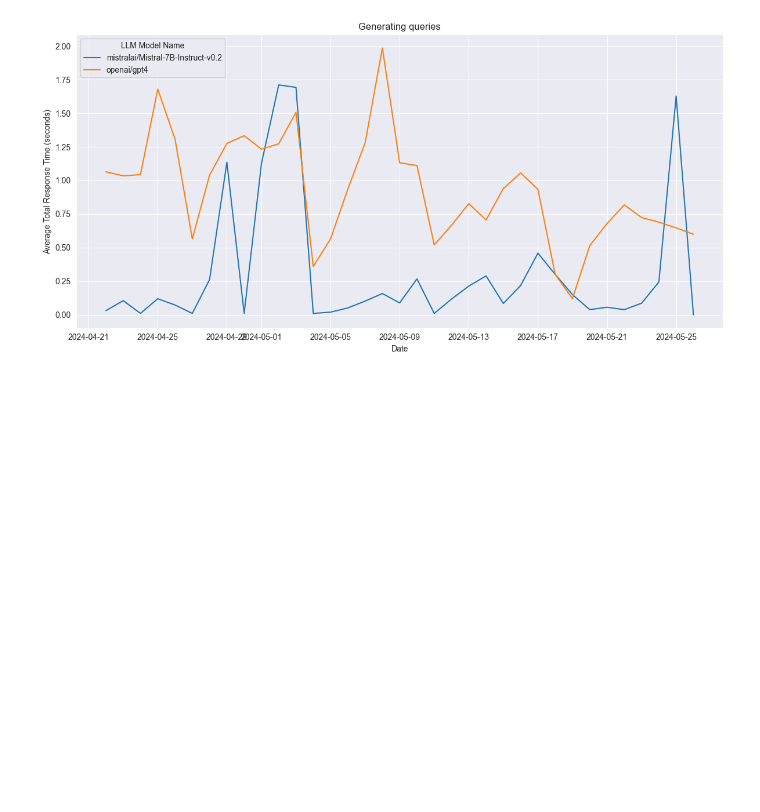
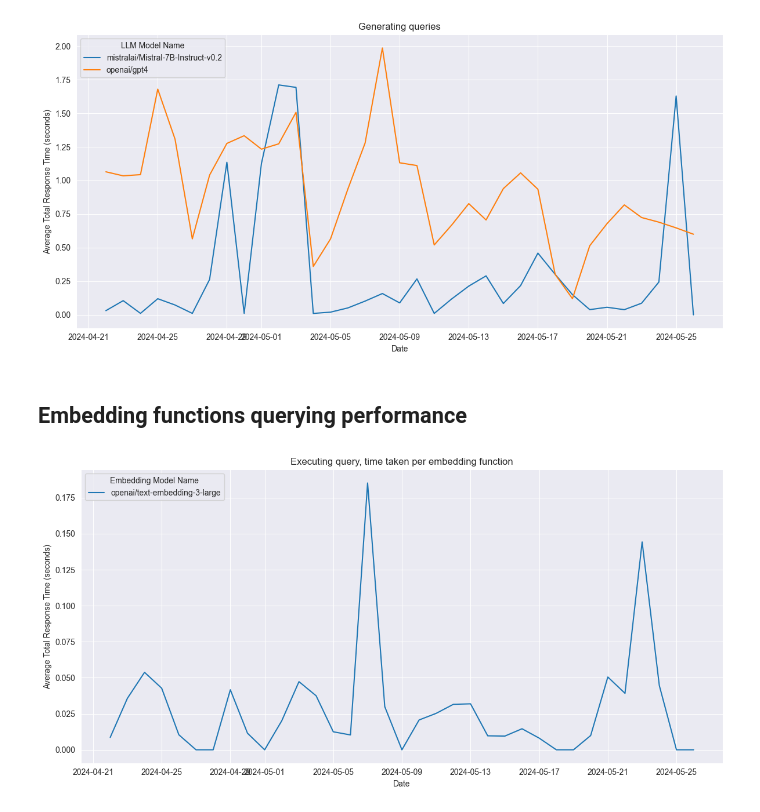
Before and after one commit to nattvara/DA231X, a Jupyter notebook: results/notebooks/performance.ipynb, the cells around one changed output. Saved outputs shown, nothing was run; the diff lists cells and outputs as text; code cells hidden in the pictures; blank space fills up the shorter version.

Commit message:
add query performance of embedding functions

```diff
--- a/results/notebooks/performance.ipynb
+++ b/results/notebooks/performance.ipynb
@@ -295,3 +295,38 @@ plt.tight_layout()
 plt.show()
 # %% [output]
 [figure]
+# %% [markdown]
+## Embedding functions querying performance
+# %%
+df_prompt_handles = dataframes['prompt_handles']
+
+model_names = ["openai/text-embedding-3-large", "Salesforce/SFR-Embedding-Mistral"]
+prompt_filters = ["Document chunk"]
+
+df_prompt_handles_filtered = df_prompt_handles[
+    (df_prompt_handles['state'] == 'finished') &
+    (df_prompt_handles['response'].isnull()) &  # embedding prompt_handles do not set this field
+    (df_prompt_handles['llm_model_name'].isin(model_names)) &
+    (df_prompt_handles['prompt'].apply(lambda x: any(filter_str not in x for filter_str in prompt_filters)))
+    ].copy()
+
+df_prompt_handles_filtered['total_response_time_s'] = df_prompt_handles_filtered['response_time_taken_s']
+df_prompt_handles_filtered['date'] = df_prompt_handles_filtered['created_at'].dt.date
+
+df_prompt_handles_filtered = df_prompt_handles_filtered[df_prompt_handles_filtered['date'] >= pd.to_datetime('2024-04-22').date()]
+
+daily_mean_response_time = df_prompt_handles_filtered.groupby(['date', 'llm_model_name'])['total_response_time_s'].mean().unstack()
+
+plt.figure(figsize=(12, 6))
+for model in daily_mean_response_time.columns:
+    plt.plot(daily_mean_response_time.index, daily_mean_response_time[model], marker='', linestyle='-', label=model)
+
+plt.title('Executing query, time taken per embedding function')
+plt.xlabel('Date')
+plt.ylabel('Average Total Response Time (seconds)')
+plt.legend(title='Embedding Model Name', loc='upper left')
+plt.grid(True)
+plt.tight_layout()
+plt.show()
+# %% [output]
+[figure, added]
```
